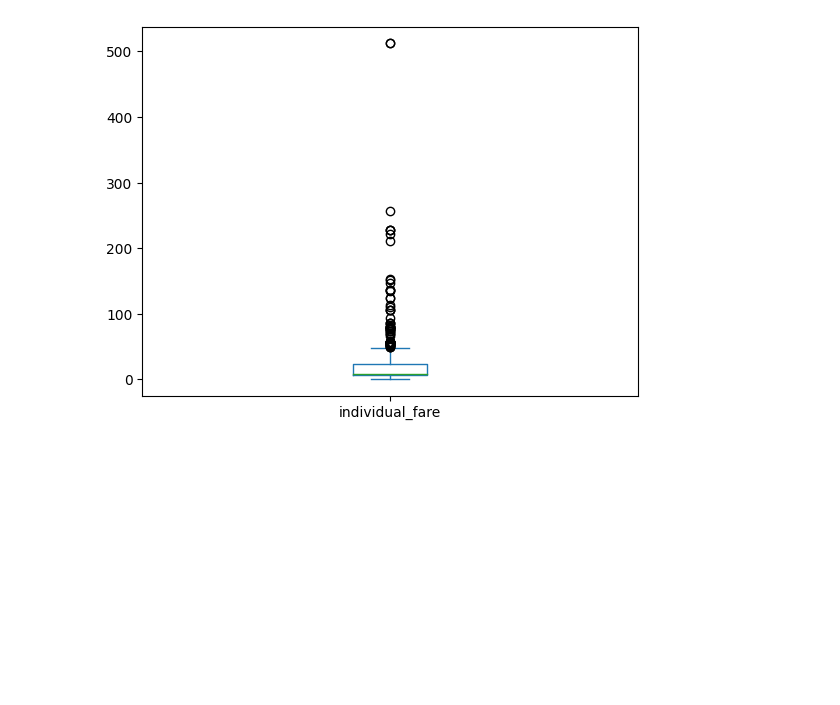
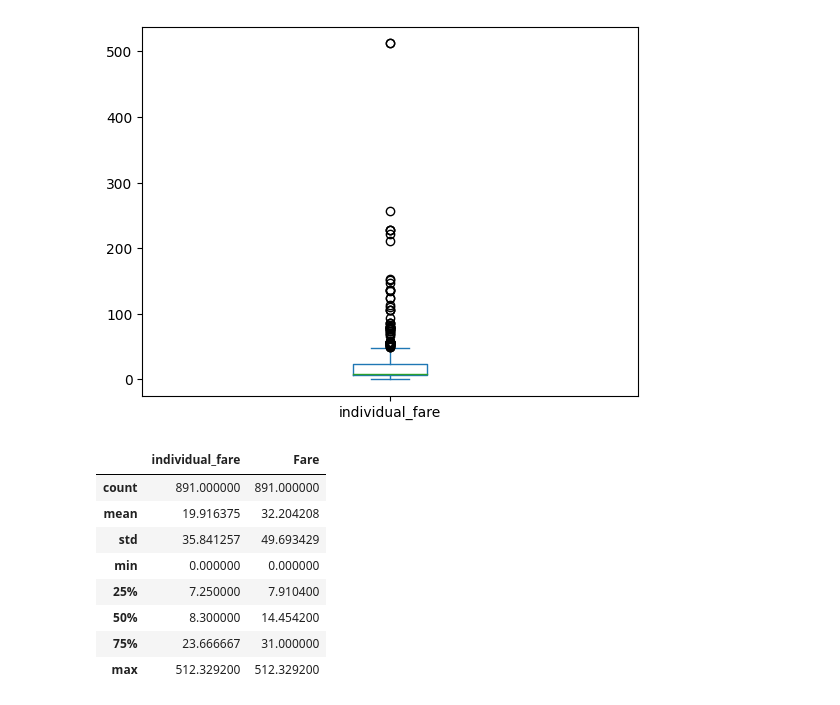
Before and after one commit to Prateek07-Kumar/100-DAYS-OF-PYTHON-PROGRAMMING, a Jupyter notebook: EDA/eda.ipynb, the cells around one changed output. Cells and saved outputs as stored; diff of their text form; code cells hidden in the pictures; blank space fills up the shorter version.

```diff
--- a/EDA/eda.ipynb
+++ b/EDA/eda.ipynb
@@ -382,3 +382,15 @@ df['individual_fare'].plot(kind='box')
 # %% [output]
 <Axes: >
 [figure]
+# %%
+df[['individual_fare','Fare']].describe()
+# %% [output]
+|  | individual_fare | Fare |
+| count | 891.000000 | 891.000000 |
+| mean | 19.916375 | 32.204208 |
+| std | 35.841257 | 49.693429 |
+| min | 0.000000 | 0.000000 |
+| 25% | 7.250000 | 7.910400 |
+| 50% | 8.300000 | 14.454200 |
+| 75% | 23.666667 | 31.000000 |
+| max | 512.329200 | 512.329200 |
```
